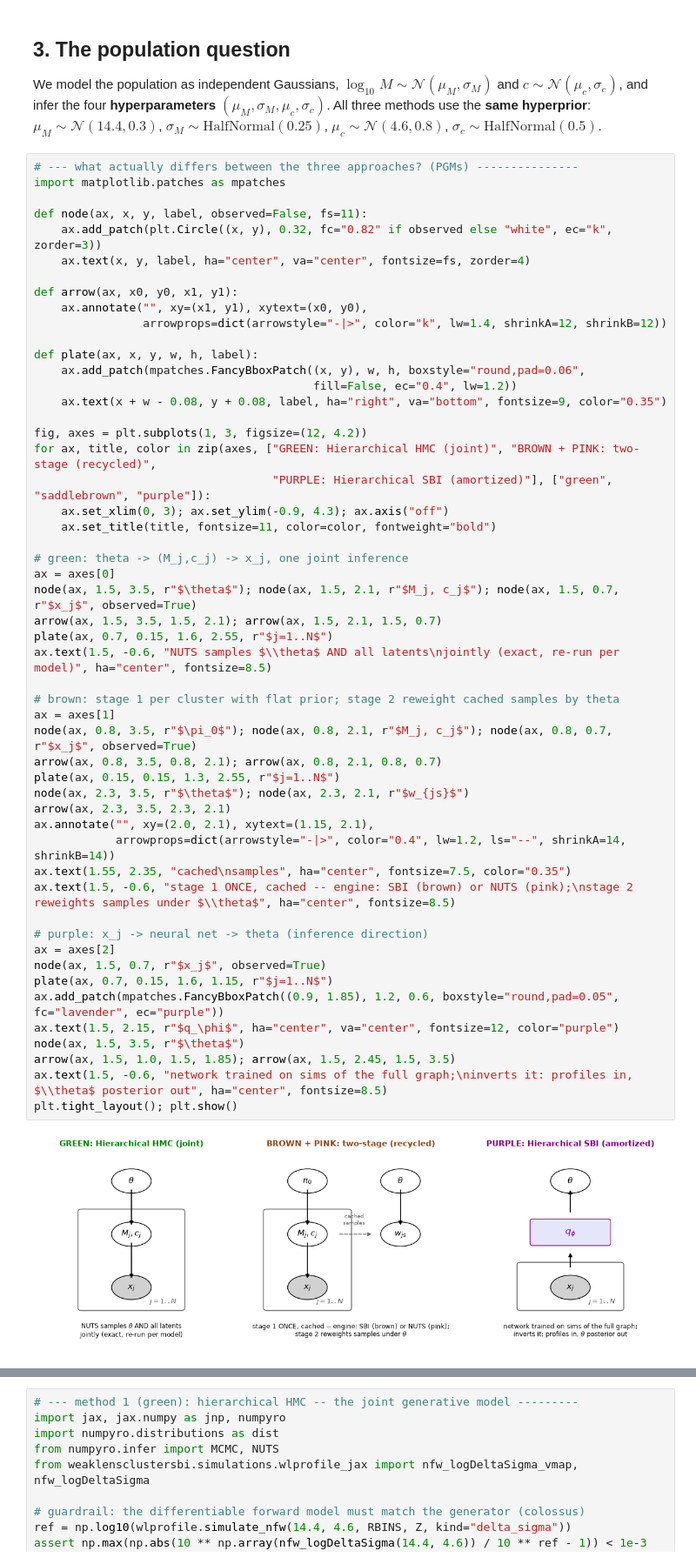
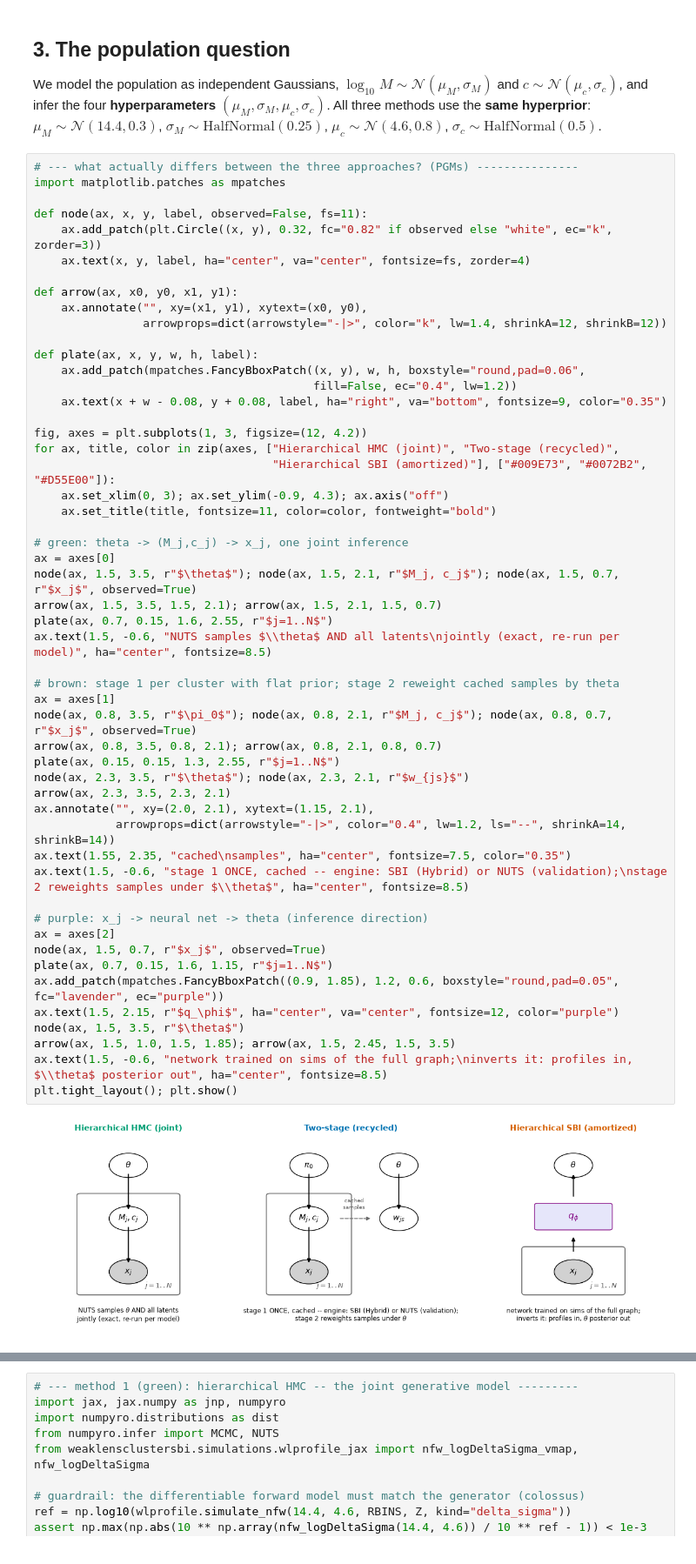
Before and after one commit to LSSTDESC/CL-SBI, a Jupyter notebook: notebooks/tutorial_01_population_inference/tutorial_01_population_inference.ipynb, the cells around one changed output, grey strips where cells are left out. Shown at 87% size. Saved outputs shown, nothing was run; the diff lists cells and outputs as text.

```diff
--- a/notebooks/tutorial_01_population_inference/tutorial_01_population_inference.ipynb
+++ b/notebooks/tutorial_01_population_inference/tutorial_01_population_inference.ipynb
@@ -211,42 +211,42 @@ def plate(ax, x, y, w, h, label):
     ax.text(x + w - 0.08, y + 0.08, label, ha="right", va="bottom", fontsize=9, color="0.35")
 
 fig, axes = plt.subplots(1, 3, figsize=(12, 4.2))
-for ax, title, color in zip(axes, ["GREEN: Hierarchical HMC (joint)", "BROWN + PINK: two-stage (recycled)",
-                                   "PURPLE: Hierarchical SBI (amortized)"], ["green", "saddlebrown", "purple"]):
+for ax, title, color in zip(axes, ["Hierarchical HMC (joint)", "Two-stage (recycled)",
+                                   "Hierarchical SBI (amortized)"], ["#009E73", "#0072B2", "#D55E00"]):
     ax.set_xlim(0, 3); ax.set_ylim(-0.9, 4.3); ax.axis("off")
     ax.set_title(title, fontsize=11, color=color, fontweight="bold")
 
 # green: theta -> (M_j,c_j) -> x_j, one joint inference
 ax = axes[0]
 node(ax, 1.5, 3.5, r"$\theta$"); node(ax, 1.5, 2.1, r"$M_j, c_j$"); node(ax, 1.5, 0.7, r"$x_j$", observed=True)
 arrow(ax, 1.5, 3.5, 1.5, 2.1); arrow(ax, 1.5, 2.1, 1.5, 0.7)
 plate(ax, 0.7, 0.15, 1.6, 2.55, r"$j=1..N$")
 ax.text(1.5, -0.6, "NUTS samples $\\theta$ AND all latents\njointly (exact, re-run per model)", ha="center", fontsize=8.5)
 
 # brown: stage 1 per cluster with flat prior; stage 2 reweight cached samples by theta
 ax = axes[1]
 node(ax, 0.8, 3.5, r"$\pi_0$"); node(ax, 0.8, 2.1, r"$M_j, c_j$"); node(ax, 0.8, 0.7, r"$x_j$", observed=True)
 arrow(ax, 0.8, 3.5, 0.8, 2.1); arrow(ax, 0.8, 2.1, 0.8, 0.7)
 plate(ax, 0.15, 0.15, 1.3, 2.55, r"$j=1..N$")
 node(ax, 2.3, 3.5, r"$\theta$"); node(ax, 2.3, 2.1, r"$w_{js}$")
 arrow(ax, 2.3, 3.5, 2.3, 2.1)
 ax.annotate("", xy=(2.0, 2.1), xytext=(1.15, 2.1),
             arrowprops=dict(arrowstyle="-|>", color="0.4", lw=1.2, ls="--", shrinkA=14, shrinkB=14))
 ax.text(1.55, 2.35, "cached\nsamples", ha="center", fontsize=7.5, color="0.35")
-ax.text(1.5, -0.6, "stage 1 ONCE, cached -- engine: SBI (brown) or NUTS (pink);\nstage 2 reweights samples under $\\theta$", ha="center", fontsize=8.5)
+ax.text(1.5, -0.6, "stage 1 ONCE, cached -- engine: SBI (Hybrid) or NUTS (validation);\nstage 2 reweights samples under $\\theta$", ha="center", fontsize=8.5)
 
 # purple: x_j -> neural net -> theta (inference direction)
 ax = axes[2]
 node(ax, 1.5, 0.7, r"$x_j$", observed=True)
 plate(ax, 0.7, 0.15, 1.6, 1.15, r"$j=1..N$")
 ax.add_patch(mpatches.FancyBboxPatch((0.9, 1.85), 1.2, 0.6, boxstyle="round,pad=0.05", fc="lavender", ec="purple"))
 ax.text(1.5, 2.15, r"$q_\phi$", ha="center", va="center", fontsize=12, color="purple")
 node(ax, 1.5, 3.5, r"$\theta$")
 arrow(ax, 1.5, 1.0, 1.5, 1.85); arrow(ax, 1.5, 2.45, 1.5, 3.5)
 ax.text(1.5, -0.6, "network trained on sims of the full graph;\ninverts it: profiles in, $\\theta$ posterior out", ha="center", fontsize=8.5)
 plt.tight_layout(); plt.show()
 # %% [output]
-[figure, old version]
+[figure, new version]
 # %% [markdown]
 **Same generative story, three inference strategies.**
 All three assume the identical graph: hyperparameters $\theta$ generate per-cluster $(M_j, c_j)$,
```
Also changed, not shown: parts of 5 cells of this notebook, 1 other file.
